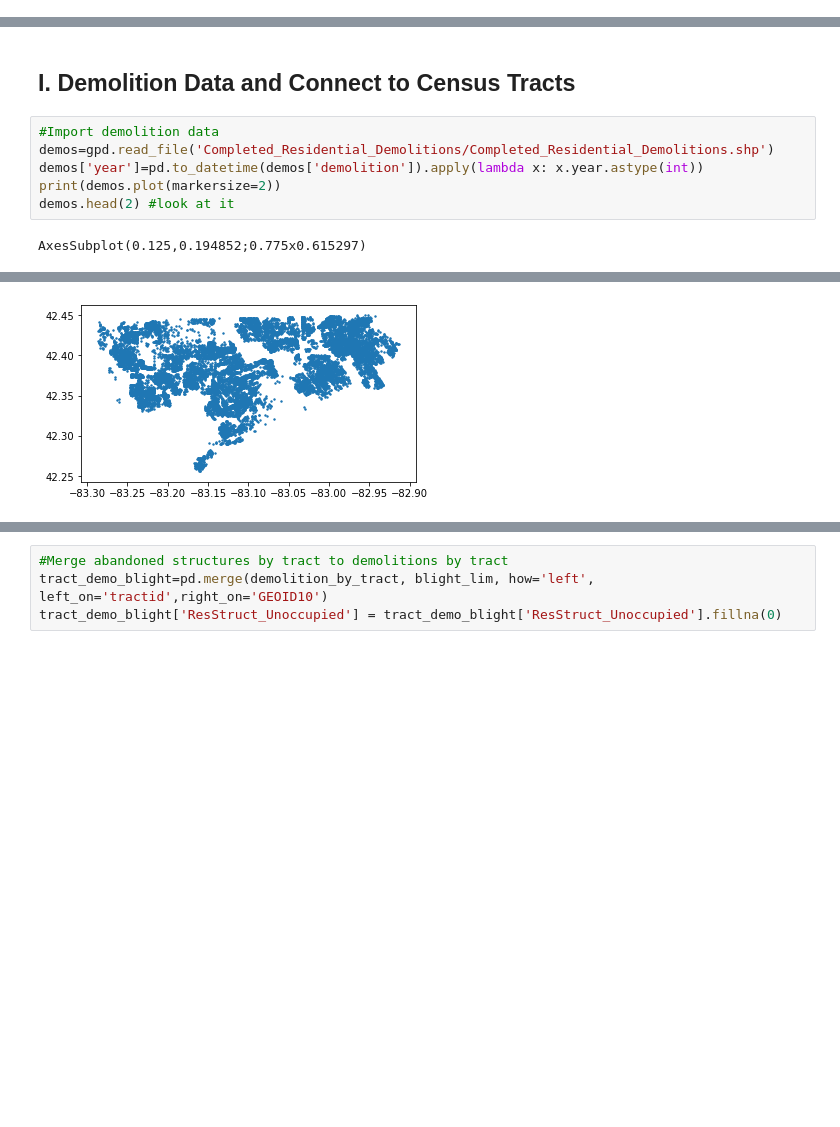
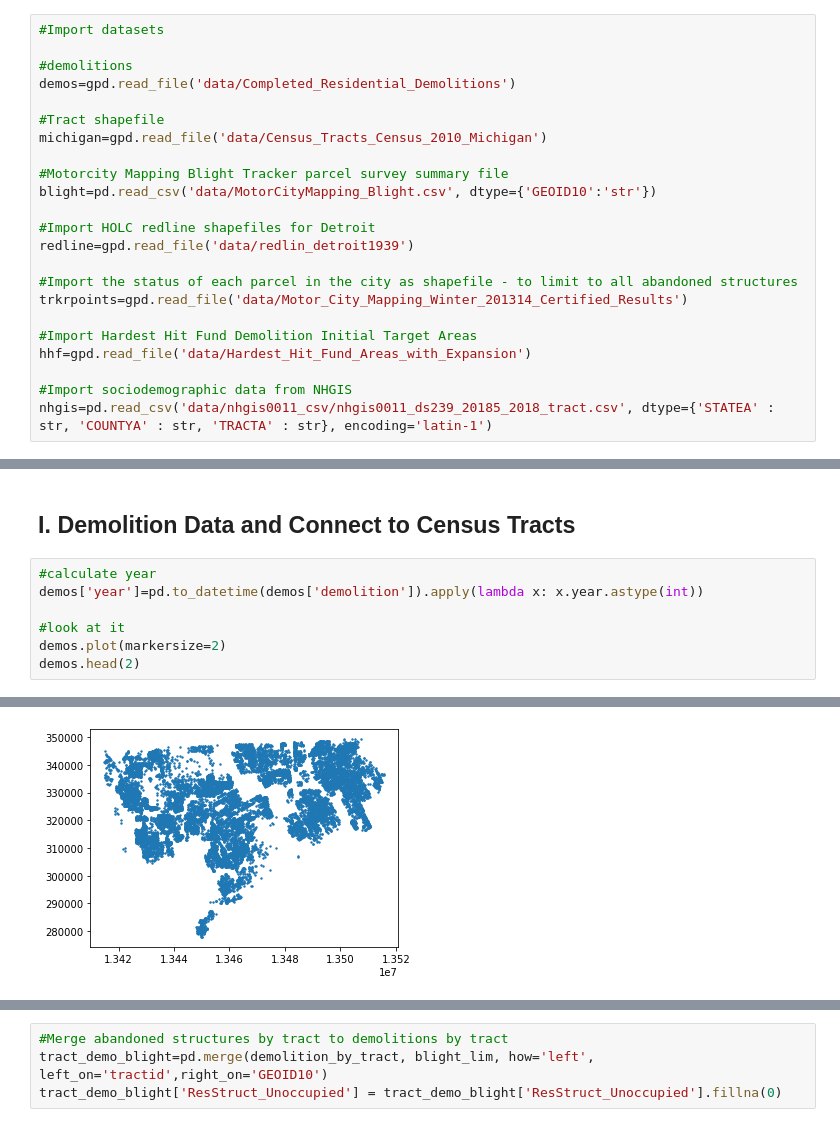
Before and after one commit to pmannino5/Demolitions, a Jupyter notebook: Demolitions_Analysis.ipynb, the cells around one changed output, grey strips where cells are left out. Drawn from its saved outputs; the diff is of its cells as text; blank space fills up the shorter version.

Commit message:
Upload Detroit Demolition Analysis

```diff
--- a/Demolitions_Analysis.ipynb
+++ b/Demolitions_Analysis.ipynb
@@ -15,0 +15,23 @@ import matplotlib.gridspec as gridspec
+# %%
+#Import datasets
+
+#demolitions
+demos=gpd.read_file('data/Completed_Residential_Demolitions')
+
+#Tract shapefile
+michigan=gpd.read_file('data/Census_Tracts_Census_2010_Michigan')
+
+#Motorcity Mapping Blight Tracker parcel survey summary file
+blight=pd.read_csv('data/MotorCityMapping_Blight.csv', dtype={'GEOID10':'str'})
+
+#Import HOLC redline shapefiles for Detroit
+redline=gpd.read_file('data/redlin_detroit1939')
+
+#Import the status of each parcel in the city as shapefile - to limit to all abandoned structures
+trkrpoints=gpd.read_file('data/Motor_City_Mapping_Winter_201314_Certified_Results')
+
+#Import Hardest Hit Fund Demolition Initial Target Areas
+hhf=gpd.read_file('data/Hardest_Hit_Fund_Areas_with_Expansion')
+
+#Import sociodemographic data from NHGIS
+nhgis=pd.read_csv('data/nhgis0011_csv/nhgis0011_ds239_20185_2018_tract.csv', dtype={'STATEA' : str, 'COUNTYA' : str, 'TRACTA' : str}, encoding='latin-1')
@@ -16,15 +45,15 @@ import matplotlib.gridspec as gridspec
 # %% [markdown]
 ## I. Demolition Data and Connect to Census Tracts
 # %%
-#Import demolition data
-demos=gpd.read_file('Completed_Residential_Demolitions/Completed_Residential_Demolitions.shp')
+#calculate year
 demos['year']=pd.to_datetime(demos['demolition']).apply(lambda x: x.year.astype(int))
-print(demos.plot(markersize=2))
-demos.head(2) #look at it
+
+#look at it
+demos.plot(markersize=2)
+demos.head(2)
 # %% [output]
-AxesSubplot(0.125,0.194852;0.775x0.615297)
 |  | address | parcel_id | contractor | price | funding_so | demolition | commercial | council_di | neighborho | ... |
 | 0 | 14877 Wilfred | 21011199. | Salenbien Trucking & Excavating Inc. | 20258.4 | HHF | 2018-04-11T00:00:00.000Z | No | 4 | Outer Drive-Hayes | ... |
 | 1 | 19960 Mccormick | 21080155. | Adamo Group, Inc. | 16019.2 | Non-HHF | 2019-11-26T00:00:00.000Z | No | 4 | Moross-Morang | ... |
-[figure, old version]
+[figure, new version]
 # %%
```
Also changed, not shown: parts of 49 cells of this notebook.
